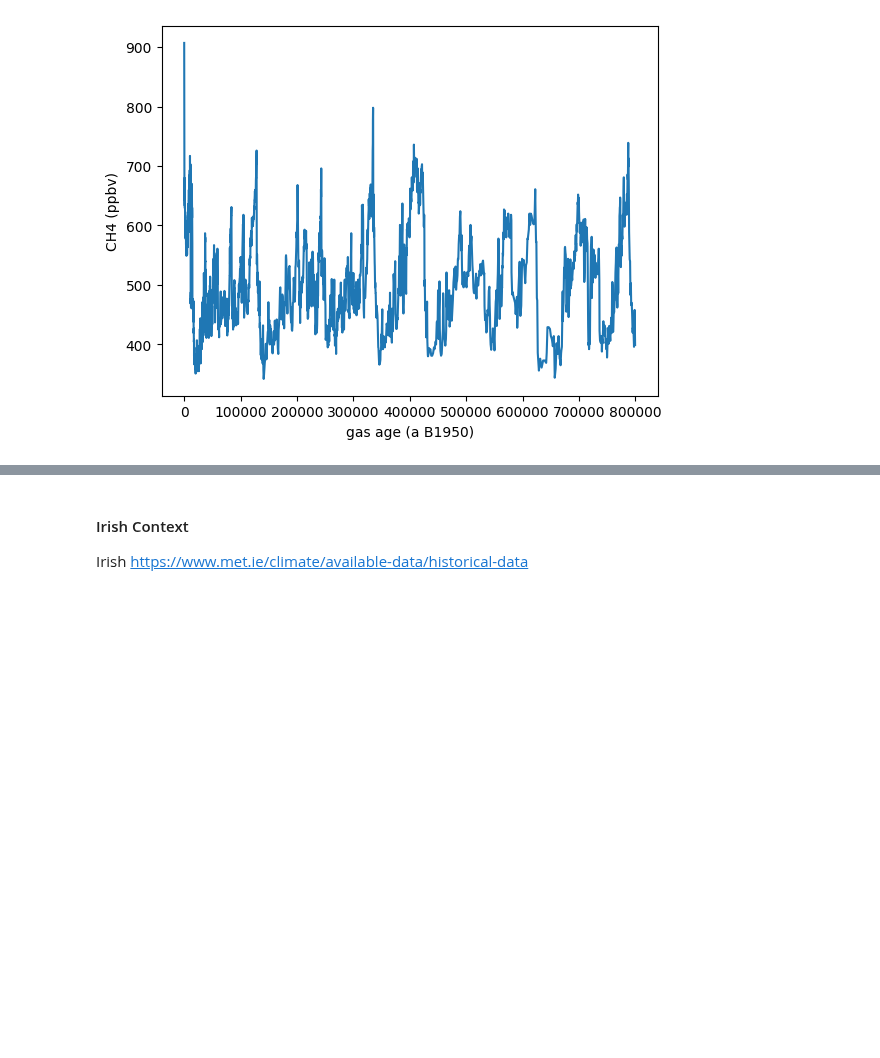
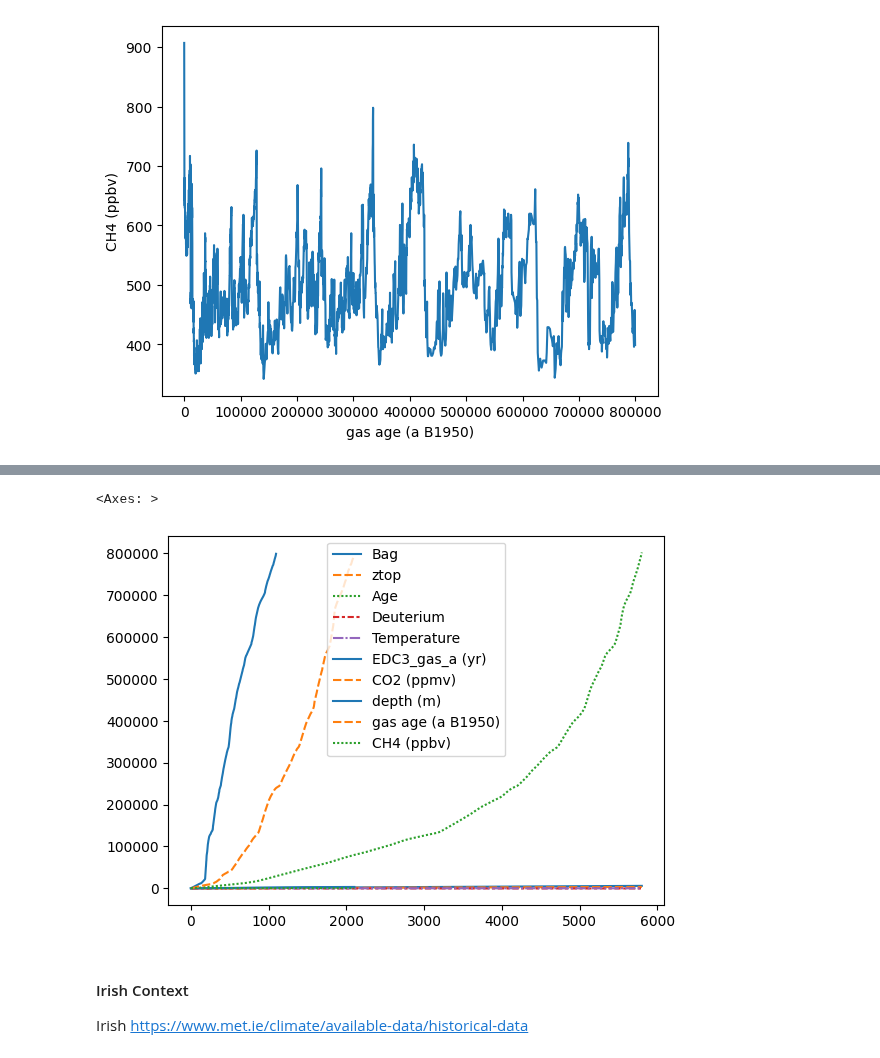
Before and after one commit to Tanjasta/PFDA_Assignment2, a Jupyter notebook: PFDA_Assignment2.ipynb, the cells around one changed output, grey strips where cells are left out. Saved outputs shown, nothing was run; the diff lists cells and outputs as text; code cells hidden in the pictures; blank space fills up the shorter version.

```diff
--- a/PFDA_Assignment2.ipynb
+++ b/PFDA_Assignment2.ipynb
@@ -511,3 +531,18 @@ sns.lineplot(data=df, x="gas age (a B1950)", y="CH4 (ppbv)")
+# %%
+import pandas as pd
+import seaborn as sns
+import matplotlib.pyplot as plt
+
+data1 = pd.read_csv("NOAA_EPICA Dome C Ice Core 800KYr Deuterium Data and Temperature Estimates.csv")
+data2 = pd.read_csv("41586_2008_BFnature06949_MOESM31_ESM.csv")
+data3 = pd.read_csv("EDC_methane_Loulergue et al_2008.csv")
+
+sns.lineplot(data=data1, color="red")
+sns.lineplot(data=data2)
+sns.lineplot(data=data3)
+# %% [output]
+<Axes: >
+[figure, added]
 # %% [markdown]
 #### Irish Context
 
```
Also changed, not shown: parts of 2 cells of this notebook.
